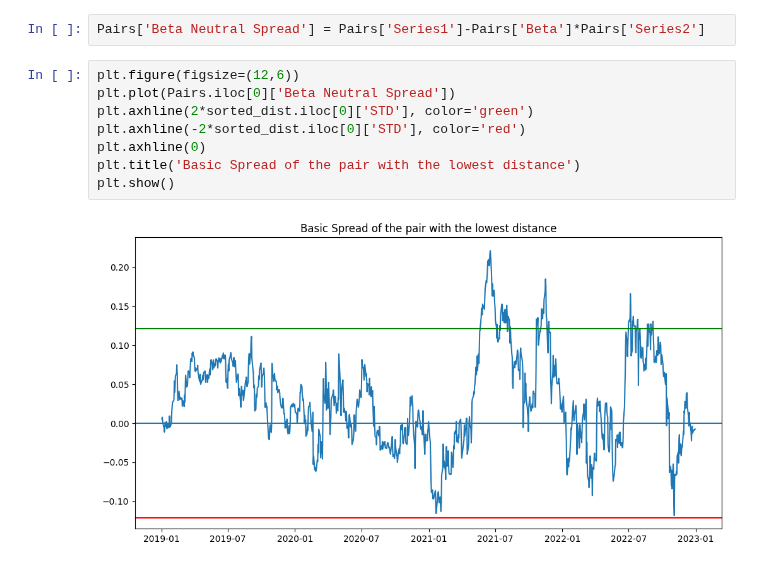
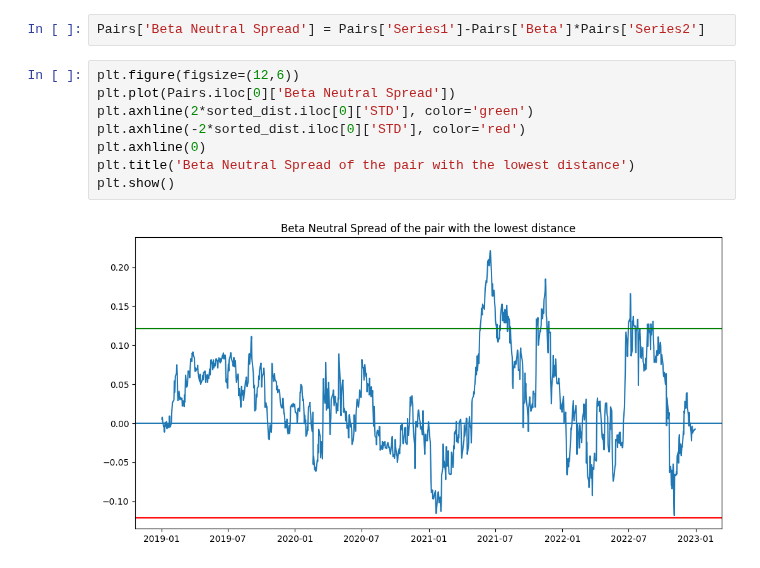
Before and after one commit to Antoinebattini/Pair_trading, a Jupyter notebook: Labo_Jules.ipynb, the cells around one changed output. Drawn from its saved outputs; the diff is of its cells as text.

```diff
--- a/Labo_Jules.ipynb
+++ b/Labo_Jules.ipynb
@@ -277,10 +277,10 @@ Pairs['Beta Neutral Spread'] = Pairs['Series1']-Pairs['Beta']*Pairs['Series2']
 # %%
 plt.figure(figsize=(12,6))
 plt.plot(Pairs.iloc[0]['Beta Neutral Spread'])
 plt.axhline(2*sorted_dist.iloc[0]['STD'], color='green')
 plt.axhline(-2*sorted_dist.iloc[0]['STD'], color='red')
 plt.axhline(0)
-plt.title('Basic Spread of the pair with the lowest distance')
+plt.title('Beta Neutral Spread of the pair with the lowest distance')
 plt.show()
 # %% [output]
-[figure, old version]
+[figure, new version]
```
Also changed, not shown: parts of 8 cells of this notebook.
